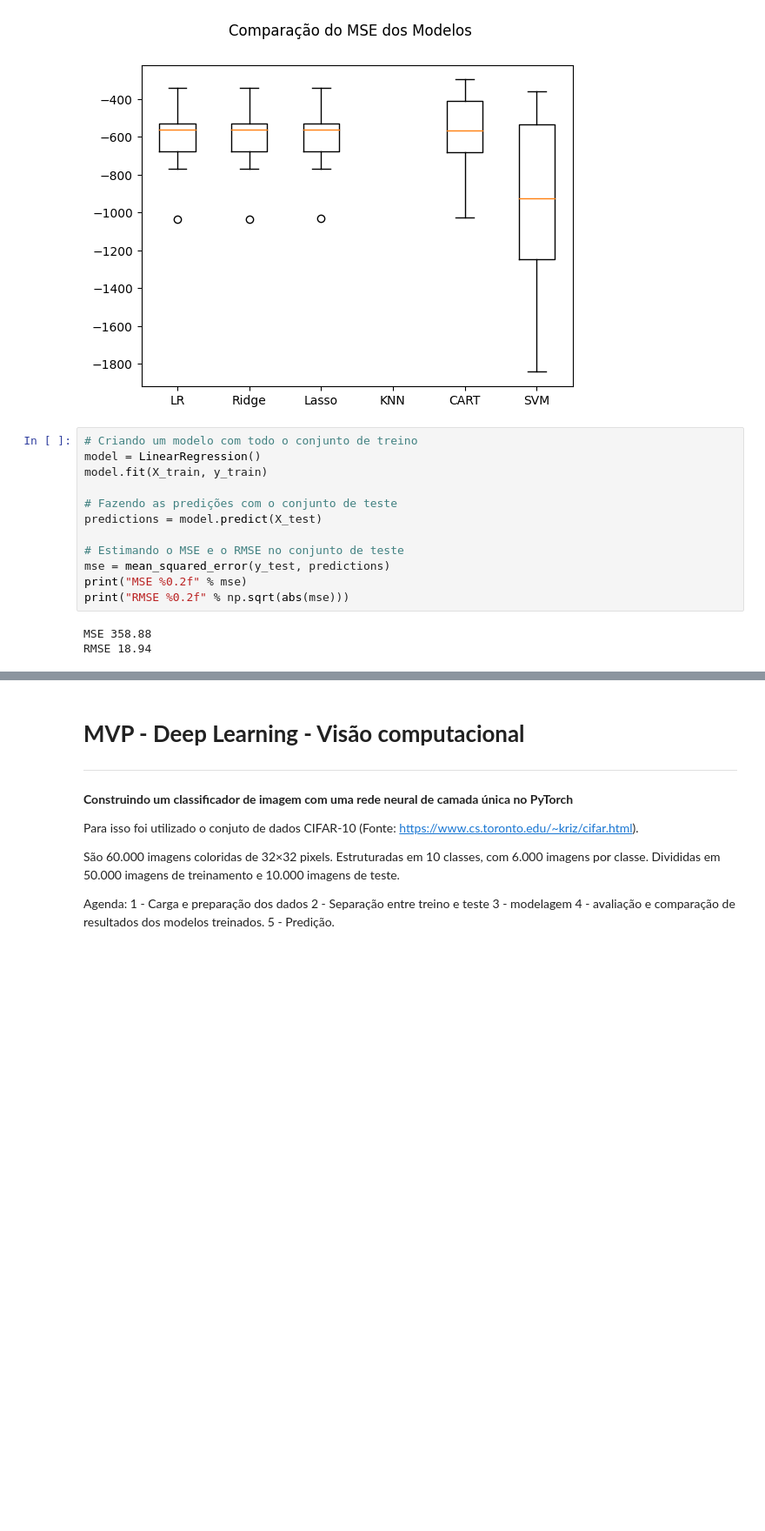
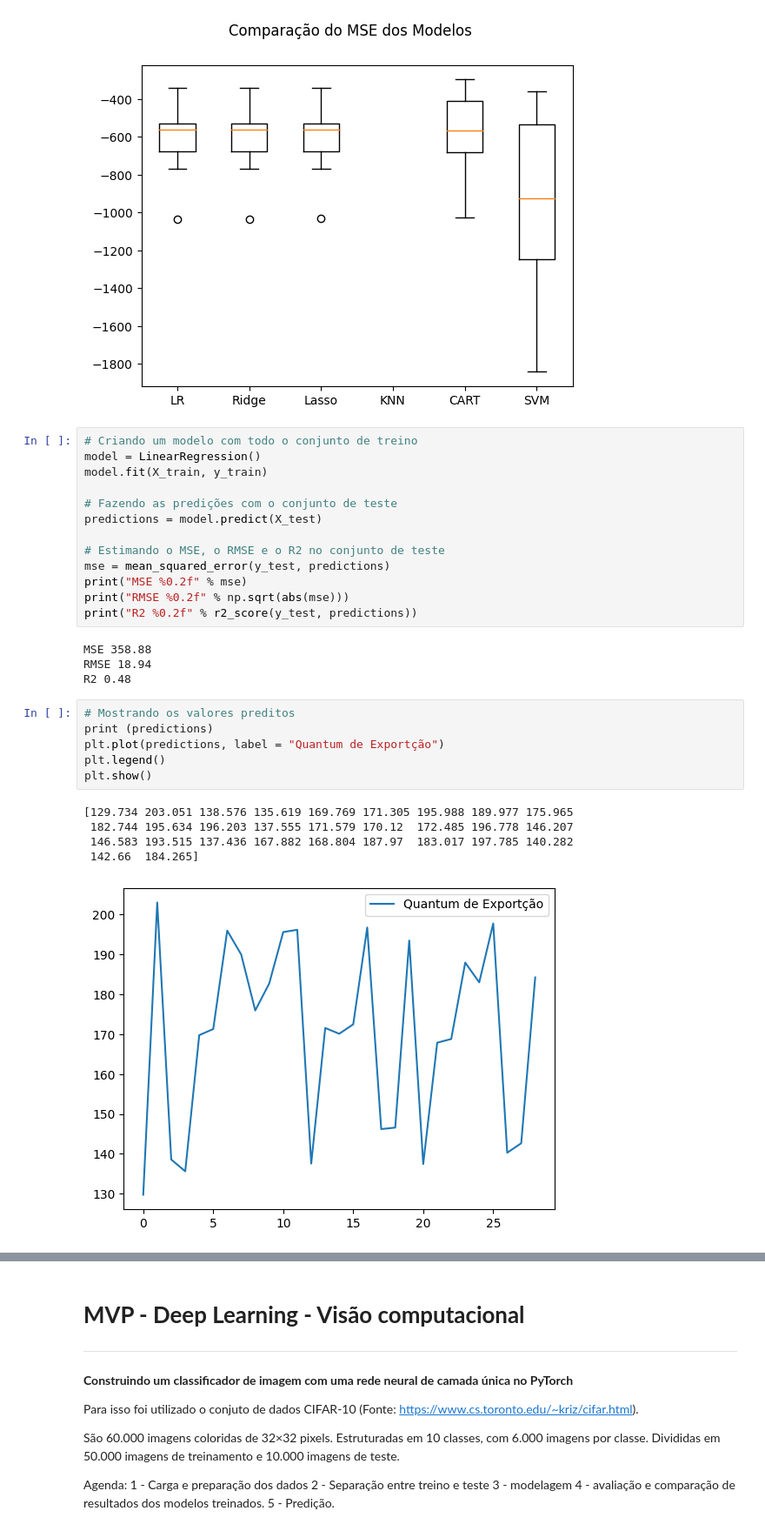
Before and after one commit to AlexandreSaldanha/AlexandreSaldanha, a Jupyter notebook: MVP_ML.ipynb, the cells around one changed output, grey strips where cells are left out. Shown at 87% size. Drawn from its saved outputs; the diff is of its cells as text; blank space fills up the shorter version.

```diff
--- a/MVP_ML.ipynb
+++ b/MVP_ML.ipynb
@@ -219,10 +217,24 @@ model.fit(X_train, y_train)
 # Fazendo as predições com o conjunto de teste
 predictions = model.predict(X_test)
 
-# Estimando o MSE e o RMSE no conjunto de teste
+# Estimando o MSE, o RMSE e o R2 no conjunto de teste
 mse = mean_squared_error(y_test, predictions)
 print("MSE %0.2f" % mse)
 print("RMSE %0.2f" % np.sqrt(abs(mse)))
+print("R2 %0.2f" % r2_score(y_test, predictions))
 # %% [output]
 MSE 358.88
 RMSE 18.94
+R2 0.48
+# %%
+# Mostrando os valores preditos
+print (predictions)
+plt.plot(predictions, label = "Quantum de Exportção")
+plt.legend()
+plt.show()
+# %% [output]
+[129.734 203.051 138.576 135.619 169.769 171.305 195.988 189.977 175.965
+ 182.744 195.634 196.203 137.555 171.579 170.12  172.485 196.778 146.207
+ 146.583 193.515 137.436 167.882 168.804 187.97  183.017 197.785 140.282
+ 142.66  184.265]
+[figure, added]
```
Also changed, not shown: parts of 13 cells of this notebook.
